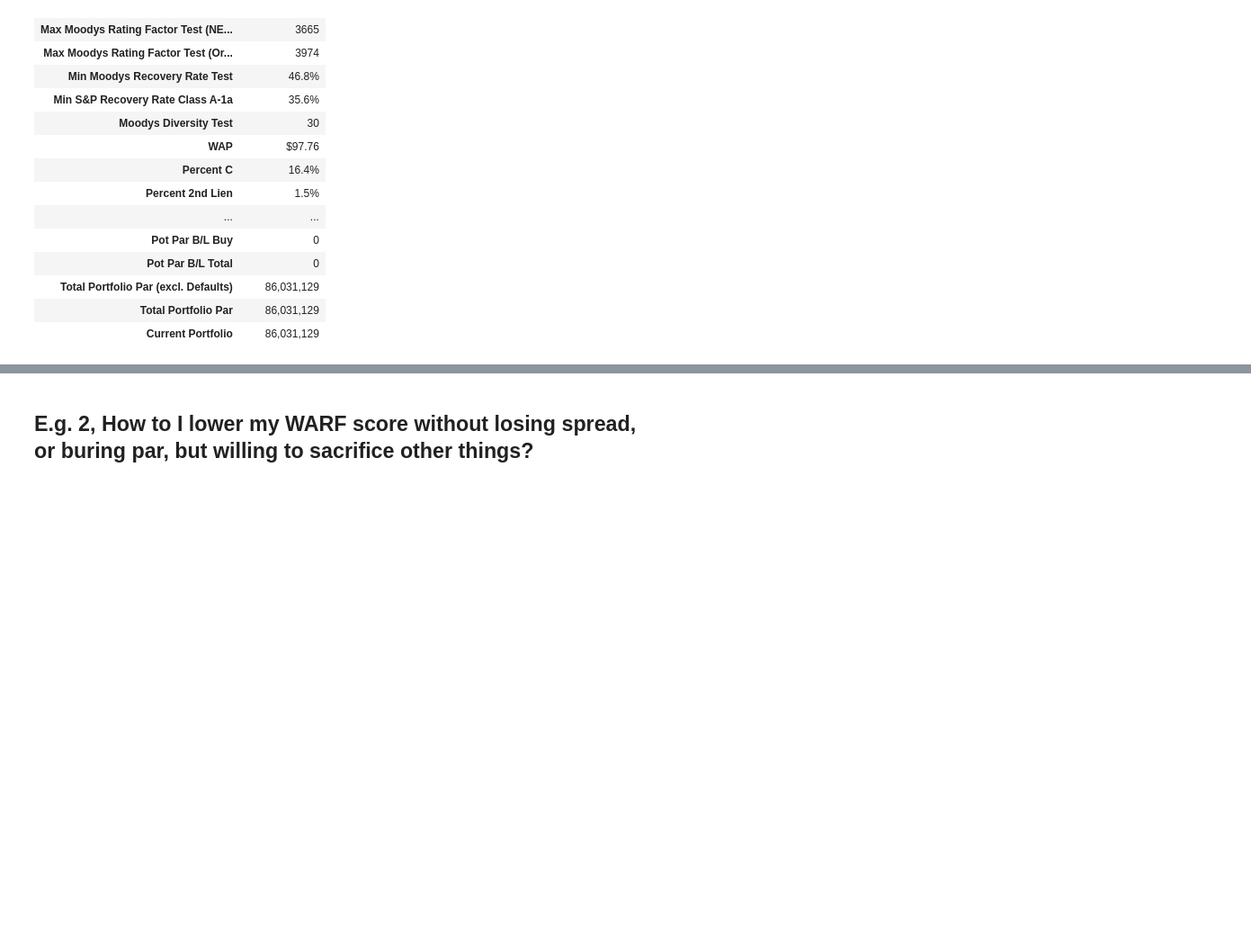
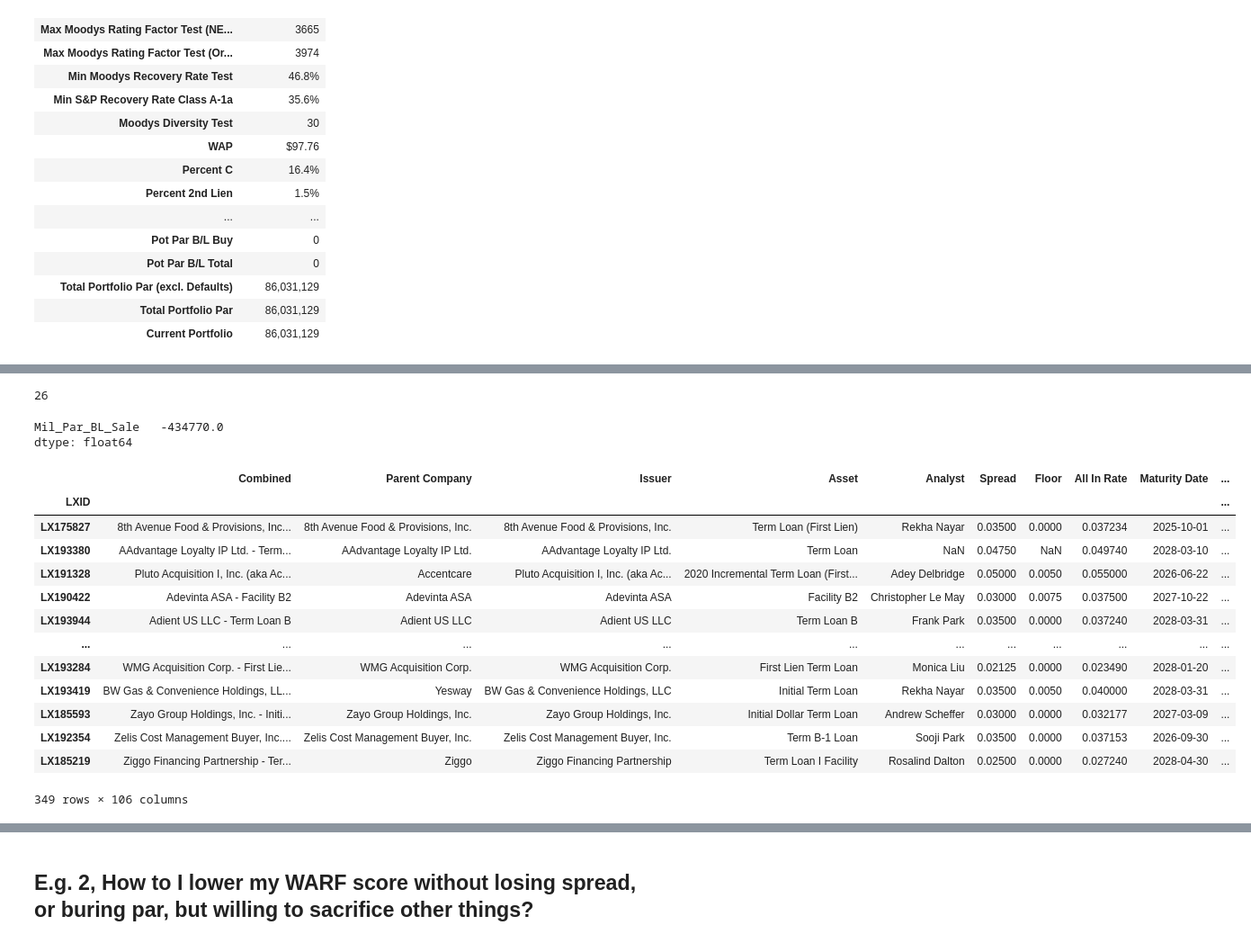
Before and after one commit to joshknechtel-gs/RM-IT, a Jupyter notebook: CLO Model Portfolio-17.ipynb, the cells around one changed output, grey strips where cells are left out. Shown at 90% size. Drawn from its saved outputs; the diff is of its cells as text; code cells hidden in the pictures; blank space fills up the shorter version.

```diff
--- a/CLO Model Portfolio-17.ipynb
+++ b/CLO Model Portfolio-17.ipynb
@@ -952,0 +1063,38 @@ Port_stats(model_port.loc[screen_one],ind_avg_eu)
+# %%
+#model_port['Categorical']
+
+# least desired, list to sell
+len(model_port.loc[(model_port['Categorical']=='Current')&\
+                               (model_port['Spread']<.035)&(model_port['Adj. WARF NEW']>3200),
+                    ['Parent Company','Moodys Industry','Spread','Adj. WARF NEW',
+            'Mil_Par_BL_Sale','Mil_Par_BL_Buy','MC Div Score','Desirability']].sort_values(by=['Desirability'])) #,ascending=False
+model_port.loc[(model_port['Categorical']=='Current')&\
+                               (model_port['Spread']<.035)&(model_port['Adj. WARF NEW']>3200),
+                    ['Mil_Par_BL_Sale']].sum()
+# %% [output]
+26
+Mil_Par_BL_Sale   -434770.0
+dtype: float64
+# %%
+    #keyStats = []
+    #model = model_df[keyStats].copy()
+    #model_port.loc[(model_port['Spread']<0.035)&(model_port['Adj. WARF NEW']>3200)&(model_port['Current Portfolio']>0)
+
+    #universe = model_port.loc[(model_port['Categorical']=='Current')].index
+newport = model_port.loc[(model_port['Categorical']=='Current')].index.tolist()
+model_port.loc[newport]
+# %% [output]
+|  | Combined | Parent Company | Issuer | Asset | Analyst | Spread | Floor | All In Rate | Maturity Date | ... |
+| LXID |  |  |  |  |  |  |  |  |  | ... |
+| LX175827 | 8th Avenue Food & Provisions, Inc... | 8th Avenue Food & Provisions, Inc. | 8th Avenue Food & Provisions, Inc. | Term Loan (First Lien) | Rekha Nayar | 0.03500 | 0.0000 | 0.037234 | 2025-10-01 | ... |
+| LX193380 | AAdvantage Loyalty IP Ltd. - Term... | AAdvantage Loyalty IP Ltd. | AAdvantage Loyalty IP Ltd. | Term Loan | NaN | 0.04750 | NaN | 0.049740 | 2028-03-10 | ... |
+| LX191328 | Pluto Acquisition I, Inc. (aka Ac... | Accentcare | Pluto Acquisition I, Inc. (aka Ac... | 2020 Incremental Term Loan (First... | Adey Delbridge | 0.05000 | 0.0050 | 0.055000 | 2026-06-22 | ... |
+| LX190422 | Adevinta ASA - Facility B2 | Adevinta ASA | Adevinta ASA | Facility B2 | Christopher Le May | 0.03000 | 0.0075 | 0.037500 | 2027-10-22 | ... |
+| LX193944 | Adient US LLC - Term Loan B | Adient US LLC | Adient US LLC | Term Loan B | Frank Park | 0.03500 | 0.0000 | 0.037240 | 2028-03-31 | ... |
+| ... | ... | ... | ... | ... | ... | ... | ... | ... | ... | ... |
+| LX193284 | WMG Acquisition Corp. - First Lie... | WMG Acquisition Corp. | WMG Acquisition Corp. | First Lien Term Loan | Monica Liu | 0.02125 | 0.0000 | 0.023490 | 2028-01-20 | ... |
+| LX193419 | BW Gas & Convenience Holdings, LL... | Yesway | BW Gas & Convenience Holdings, LLC | Initial Term Loan | Rekha Nayar | 0.03500 | 0.0050 | 0.040000 | 2028-03-31 | ... |
+| LX185593 | Zayo Group Holdings, Inc. - Initi... | Zayo Group Holdings, Inc. | Zayo Group Holdings, Inc. | Initial Dollar Term Loan | Andrew Scheffer | 0.03000 | 0.0000 | 0.032177 | 2027-03-09 | ... |
+| LX192354 | Zelis Cost Management Buyer, Inc.... | Zelis Cost Management Buyer, Inc. | Zelis Cost Management Buyer, Inc. | Term B-1 Loan | Sooji Park | 0.03500 | 0.0000 | 0.037153 | 2026-09-30 | ... |
+| LX185219 | Ziggo Financing Partnership - Ter... | Ziggo | Ziggo Financing Partnership | Term Loan I Facility | Rosalind Dalton | 0.02500 | 0.0000 | 0.027240 | 2028-04-30 | ... |
+349 rows × 106 columns
```
Also changed, not shown: parts of 20 cells of this notebook.
